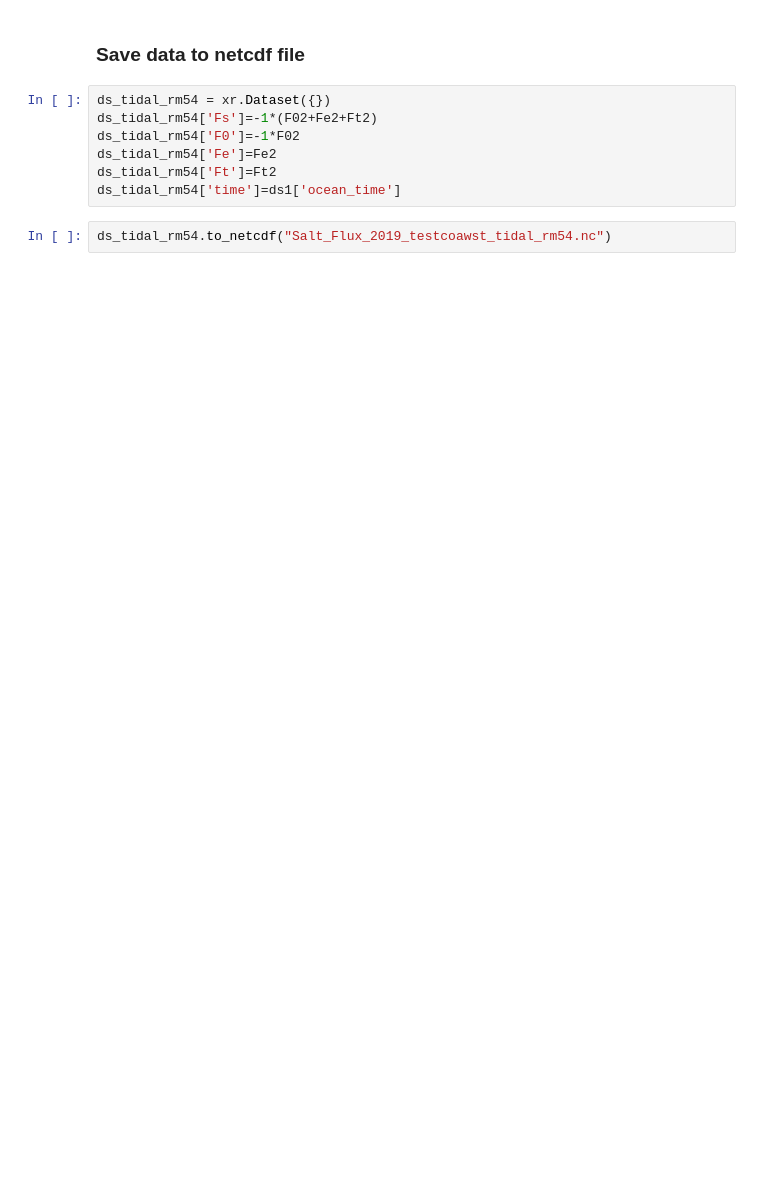
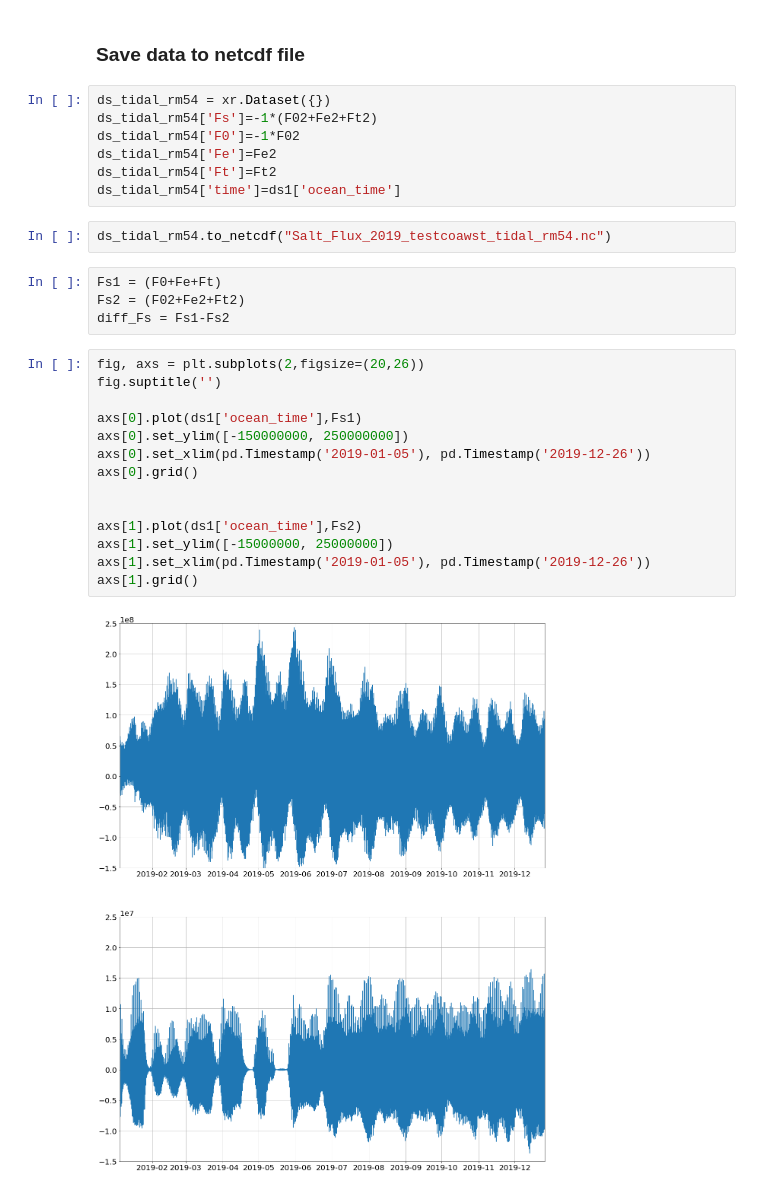
Before and after one commit to salme146/delaware_bay_salinity_study, a Jupyter notebook: Model_Output/Salt_Flux_2019_Tide_Run_2transects.ipynb, the cells around one changed output. Saved outputs shown, nothing was run; the diff lists cells and outputs as text; blank space fills up the shorter version.

```diff
--- a/Model_Output/Salt_Flux_2019_Tide_Run_2transects.ipynb
+++ b/Model_Output/Salt_Flux_2019_Tide_Run_2transects.ipynb
@@ -601,3 +601,23 @@ ds_tidal_rm54['Ft']=Ft2
 ds_tidal_rm54['time']=ds1['ocean_time']
 # %%
 ds_tidal_rm54.to_netcdf("Salt_Flux_2019_testcoawst_tidal_rm54.nc")
+# %%
+Fs1 = (F0+Fe+Ft)
+Fs2 = (F02+Fe2+Ft2)
+diff_Fs = Fs1-Fs2
+# %%
+fig, axs = plt.subplots(2,figsize=(20,26))
+fig.suptitle('')
+
+axs[0].plot(ds1['ocean_time'],Fs1)
+axs[0].set_ylim([-150000000, 250000000])
+axs[0].set_xlim(pd.Timestamp('2019-01-05'), pd.Timestamp('2019-12-26'))
+axs[0].grid()
+
+
+axs[1].plot(ds1['ocean_time'],Fs2)
+axs[1].set_ylim([-15000000, 25000000])
+axs[1].set_xlim(pd.Timestamp('2019-01-05'), pd.Timestamp('2019-12-26'))
+axs[1].grid()
+# %% [output]
+[figure, added]
```
Also changed, not shown: parts of 1 cell of this notebook.
